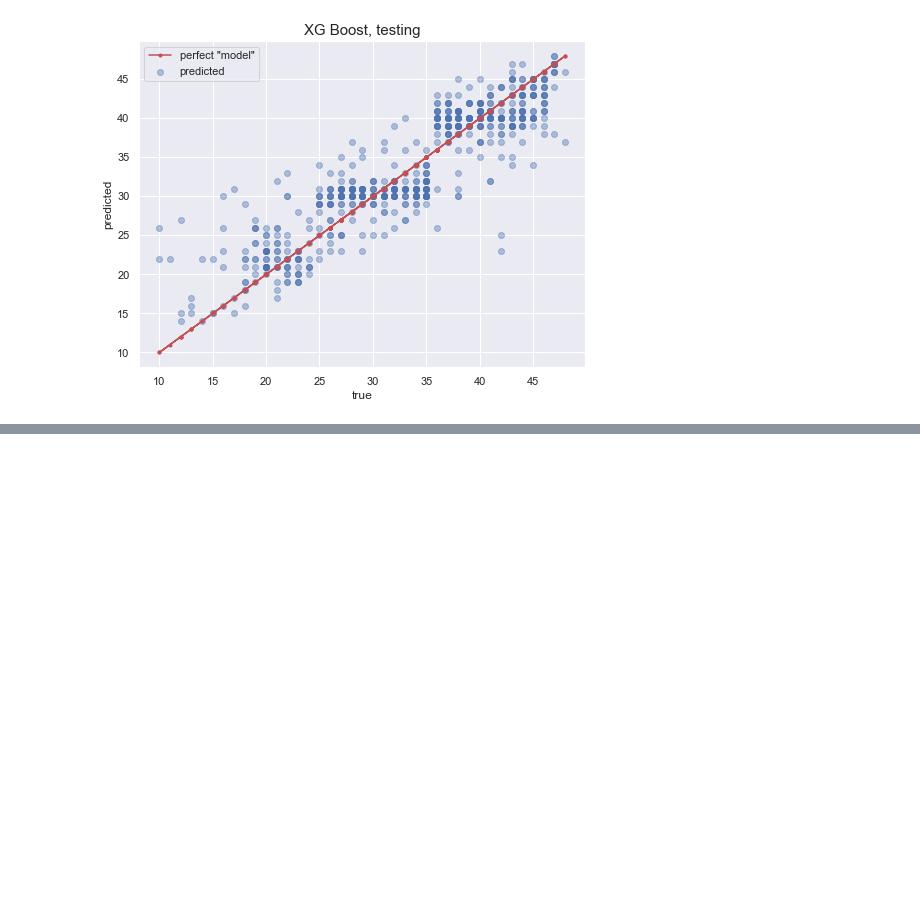
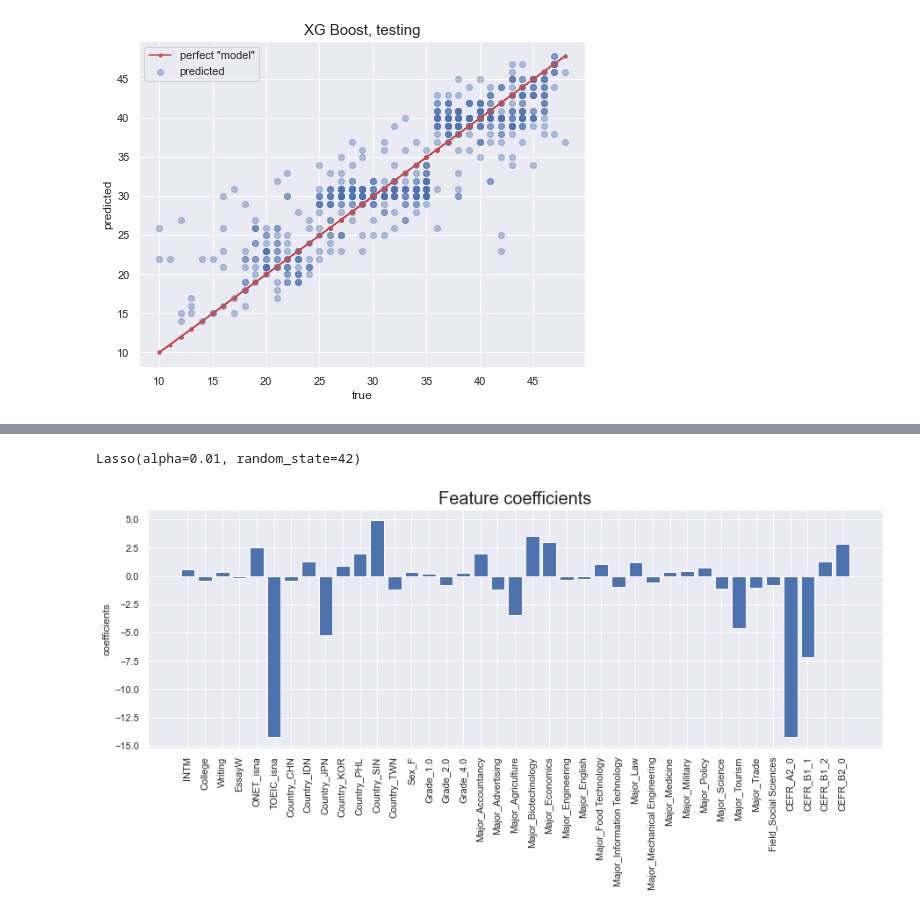
Before and after one commit to Jaester88/Springboard, a Jupyter notebook: Capstone_2_language_proficiency/C2_VST_JaeC_210907.ipynb, the cells around one changed output, grey strips where cells are left out. Cells and saved outputs as stored; diff of their text form; code cells hidden in the pictures; blank space fills up the shorter version.

```diff
--- a/Capstone_2_language_proficiency/C2_VST_JaeC_210907.ipynb
+++ b/Capstone_2_language_proficiency/C2_VST_JaeC_210907.ipynb
@@ -177,0 +208,20 @@ RMSE:  3.7827543892289346
+# %%
+# Set lasso_best to alpha=0.01 - this is very close to top CV result. Fit to training set.
+lasso_best = Lasso(alpha=0.01, random_state=42)
+lasso_best.fit(X_train, y_train)
+# %% [output]
+Lasso(alpha=0.01, random_state=42)
+# %%
+# For plotting purposes - keep only the coefficients of absolute value > 0.2 to keep the plot visually comprehensible
+lasso_coefs = pd.DataFrame(lasso_best.coef_, index=X_train.columns, columns=['coef'])
+lasso_coefs = lasso_coefs[abs(lasso_coefs.coef) > 0.2]
+# %%
+# Plot feature coefficients of Lasso regression
+fig, ax = plt.subplots(figsize=(15,5))
+ax.bar(lasso_coefs.index, lasso_coefs.coef)
+plt.xticks(rotation='vertical')
+plt.ylabel('coefficients')
+plt.title('Feature coefficients', fontsize=20)
+plt.show()
+# %% [output]
+[figure, added]
```
Also changed, not shown: parts of 22 cells of this notebook.
